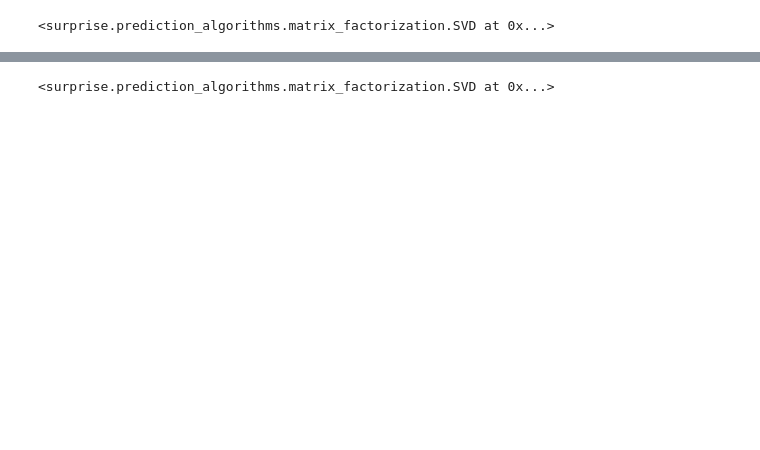
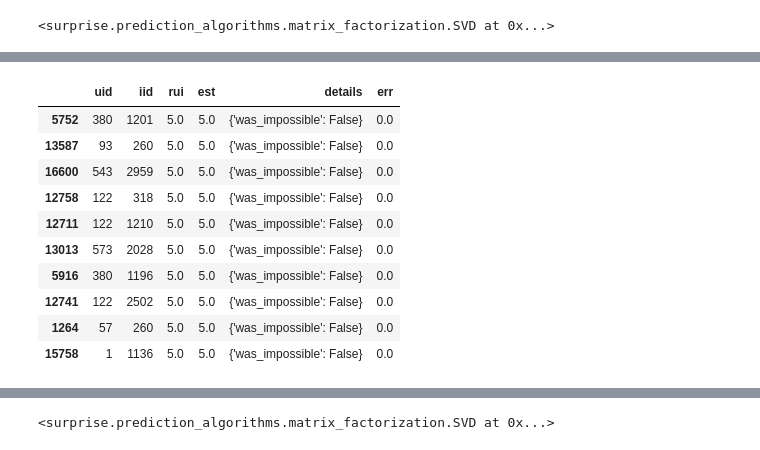
Before and after one commit to Techie5879/moviepp, a Jupyter notebook: CF_MF.ipynb, the cells around one changed output, grey strips where cells are left out. Cells and saved outputs as stored; diff of their text form; code cells hidden in the pictures; blank space fills up the shorter version.

```diff
--- a/CF_MF.ipynb
+++ b/CF_MF.ipynb
@@ -84,6 +102,6 @@ final_algo.fit(train_data)
 <surprise.prediction_algorithms.matrix_factorization.SVD at 0x...>
 # %%
 # Finally, predicting and calculating accuracy on test_data (S_test)
-pred_test = final_algo.test(test_data)
+pred_test = model.test(test_data)
 accuracy.rmse(pred_test)
 # %% [output]
@@ -91,0 +130,5 @@ RMSE: 0.8771
+# %%
+df_predictions = pd.DataFrame(pred_test, columns=['uid', 'iid', 'rui', 'est', 'details'])
+df_predictions['err'] = abs(df_predictions.est - df_predictions.rui)
+
+df_predictions.head()
@@ -91,0 +142,16 @@ RMSE: 0.8771
+# %%
+best_predictions = df_predictions.sort_values(by='err')[:10]
+# %%
+best_predictions
+# %% [output]
+|  | uid | iid | rui | est | details | err |
+| 5752 | 380 | 1201 | 5.0 | 5.0 | {'was_impossible': False} | 0.0 |
+| 13587 | 93 | 260 | 5.0 | 5.0 | {'was_impossible': False} | 0.0 |
+| 16600 | 543 | 2959 | 5.0 | 5.0 | {'was_impossible': False} | 0.0 |
+| 12758 | 122 | 318 | 5.0 | 5.0 | {'was_impossible': False} | 0.0 |
+| 12711 | 122 | 1210 | 5.0 | 5.0 | {'was_impossible': False} | 0.0 |
+| 13013 | 573 | 2028 | 5.0 | 5.0 | {'was_impossible': False} | 0.0 |
+| 5916 | 380 | 1196 | 5.0 | 5.0 | {'was_impossible': False} | 0.0 |
+| 12741 | 122 | 2502 | 5.0 | 5.0 | {'was_impossible': False} | 0.0 |
+| 1264 | 57 | 260 | 5.0 | 5.0 | {'was_impossible': False} | 0.0 |
+| 15758 | 1 | 1136 | 5.0 | 5.0 | {'was_impossible': False} | 0.0 |
```
Also changed, not shown: parts of 21 cells of this notebook.
